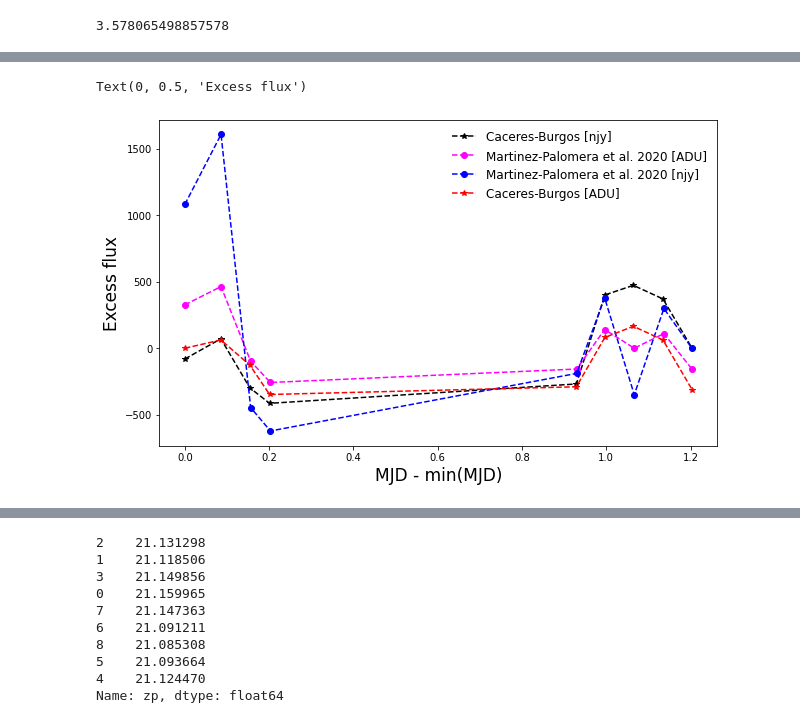
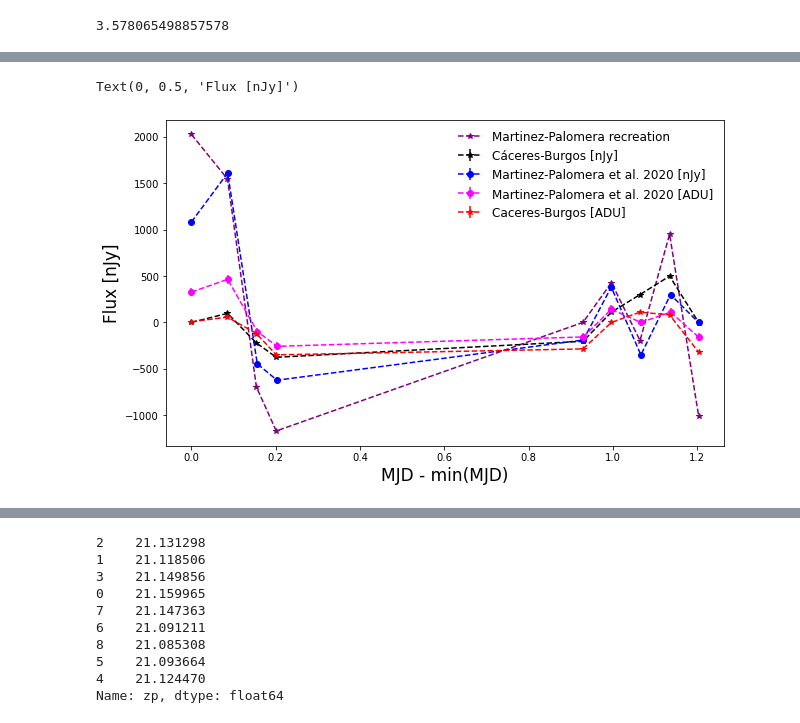
Before and after one commit to PauCaBu/astro_pola, a Jupyter notebook: notebooks/Convolving images.ipynb, the cells around one changed output, grey strips where cells are left out. Drawn from its saved outputs; the diff is of its cells as text; code cells hidden in the pictures.

```diff
--- a/notebooks/Convolving images.ipynb
+++ b/notebooks/Convolving images.ipynb
@@ -212,0 +319,30 @@ for index, row in info.iterrows():
+# %%
+fluxes = []
+fluxes_err = []
+cutout = 10
+r = worst_seeing/arcsec_to_pixel
+for index, row in info.iterrows():
+    data = convolved_images[str(int(row.visit))]
+
+    data_cut = data[int(row.y_pix-cutout): int(row.y_pix+cutout),int(row.x_pix-cutout): int(row.x_pix+cutout)].copy(order='C')
+    plt.imshow(data_cut, norm=LogNorm(), origin='lower')
+    plt.colorbar()
+    objects = sep.extract(data_cut, 60, minarea=30)
+    obj, j = Select_largest_flux(data_cut, objects)
+    for i in range(len(objects)):
+        plt.scatter(objects['x'][i], objects['y'][i], marker='x', color='blue')
+
+    circle = plt.Circle((obj['x'],obj['y']), radius = r*.75, color='red', fill = False)
+    plt.gca().add_patch(circle)
+
+
+    #r = row.psf/arcsec_to_pixel
+
+    result = findPeakGrid(data_cut)
+    plt.scatter(result[0], result[1], marker='o', color='magenta')
+    circle = plt.Circle((result[0], result[1]), radius = r*.75, color='magenta', fill = False)
+    plt.gca().add_patch(circle)
+    plt.show()
+    flux, fluxerr, flag = sep.sum_circle(data_cut, [result[0]],[result[1]], r*.75) # fixed aperture
+    fluxes.append(flux[0])
+    fluxes_err.append(fluxerr[0])
@@ -226,16 +367,18 @@ plt.plot(info.mjd, info.calib)
 # %%
 plt.figure(figsize=(10,6))
-plt.plot(info.mjd - min(info.mjd), fluxes*info.calib - np.median(fluxes*info.calib),'*', ls='--', color='black', label='Caceres-Burgos [njy]')
-plt.plot(dates, f_jorge-np.median(f_jorge), 'o', ls='--',color='magenta', label='Martinez-Palomera et al. 2020 [ADU]')
-plt.plot(dates, fjy_jorge*1e9 - np.median(fjy_jorge*1e9), 'o', ls='--', color='blue', label='Martinez-Palomera et al. 2020 [njy]')
-plt.plot(info.mjd - min(info.mjd), fluxes - np.median(fluxes),'*', ls='--', color='red', label='Caceres-Burgos [ADU]')
+plt.errorbar(info.mjd - min(info.mjd), fluxes*info.calib -np.median(fluxes*info.calib) , yerr=fluxes_err*info.calib ,fmt='*', ls='--', color='black', label='Cáceres-Burgos [nJy]')
+plt.errorbar(dates, fjy_jorge*1e9 - np.median(fjy_jorge*1e9), yerr=ferrjy_jorge, fmt='o', ls='--', color='blue', label='Martinez-Palomera et al. 2020 [nJy]')
+plt.plot(info.mjd - min(info.mjd), ABMagToFluxJy(-2.5*np.log10(f_jorge) +  info.zp)*1e9 - np.median(ABMagToFluxJy(-2.5*np.log10(f_jorge) +  info.zp)*1e9),'*', ls='--', color='purple', label='Martinez-Palomera recreation')
+#plt.plot(info.mjd - min(info.mjd), ABMagToFluxJy(-2.5*np.log10(fluxes) +  info.zp)*1e9,'*', ls='dotted', color='red', label='Caceres-Burgos recreation')
+plt.errorbar(dates, f_jorge - np.median(f_jorge), yerr=ferr_jorge, fmt='o', ls='--',color='magenta', label='Martinez-Palomera et al. 2020 [ADU]')
+plt.errorbar(info.mjd - min(info.mjd), fluxes - np.median(fluxes) ,yerr=fluxes_err,fmt='*', ls='--', color='red', label='Caceres-Burgos [ADU]')
 
 plt.legend(frameon=False, fontsize=12)
 plt.xlabel('MJD - min(MJD)', fontsize=17)
-plt.ylabel('Excess flux', fontsize=17)
+plt.ylabel('Flux [nJy]', fontsize=17)
 # %% [output]
-Text(0, 0.5, 'Excess flux')
+Text(0, 0.5, 'Flux [nJy]')
-[figure, old version]
+[figure, new version]
 # %%
 plt.figure(figsize=(10,6))
 plt.errorbar(dates, f_jorge, yerr=ferr_jorge, fmt='o', ls='--',color='magenta', label='Martinez-Palomera et al. 2020 [ADU]')
```
Also changed, not shown: parts of 18 cells of this notebook.
